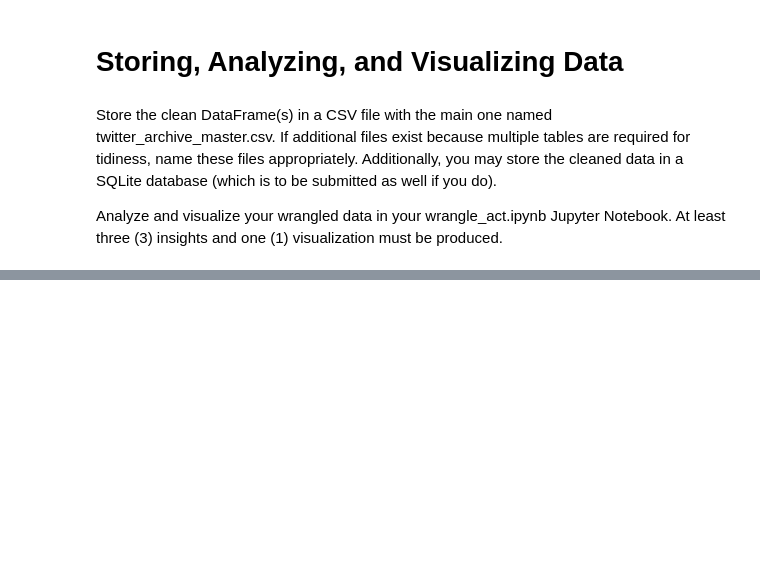
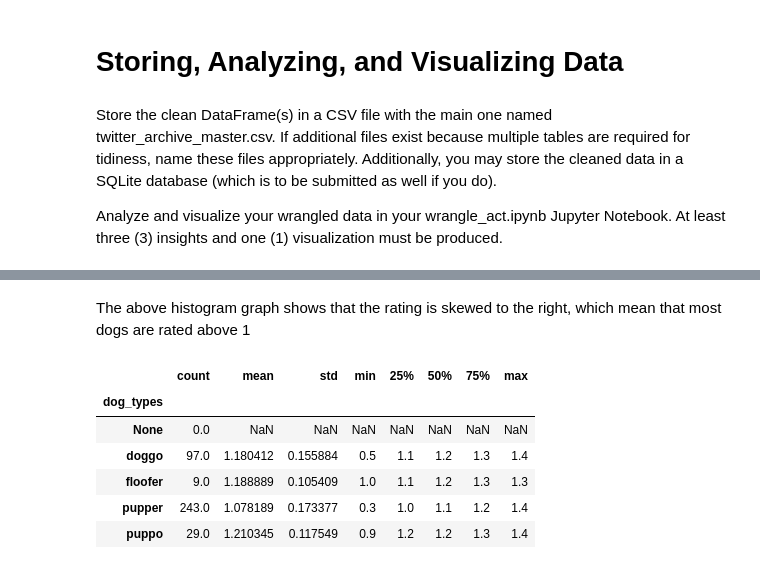
Before and after one commit to Aziz039/Wrangle_and_Analyze_Data-, a Jupyter notebook: wrangle_act.ipynb, the cells around one changed output, grey strips where cells are left out. Saved outputs shown, nothing was run; the diff lists cells and outputs as text; code cells hidden in the pictures; blank space fills up the shorter version.

```diff
--- a/wrangle_act.ipynb
+++ b/wrangle_act.ipynb
@@ -589,0 +645,12 @@ Analyze and visualize your wrangled data in your wrangle_act.ipynb Jupyter Noteb
+# %% [markdown]
+The above histogram graph shows that the rating is skewed to the right, which mean that most dogs are rated above 1
+# %%
+df_clean.groupby('dog_types')['rating'].describe()
+# %% [output]
+|  | count | mean | std | min | 25% | 50% | 75% | max |
+| dog_types |  |  |  |  |  |  |  |  |
+| None | 0.0 | NaN | NaN | NaN | NaN | NaN | NaN | NaN |
+| doggo | 97.0 | 1.180412 | 0.155884 | 0.5 | 1.1 | 1.2 | 1.3 | 1.4 |
+| floofer | 9.0 | 1.188889 | 0.105409 | 1.0 | 1.1 | 1.2 | 1.3 | 1.3 |
+| pupper | 243.0 | 1.078189 | 0.173377 | 0.3 | 1.0 | 1.1 | 1.2 | 1.4 |
+| puppo | 29.0 | 1.210345 | 0.117549 | 0.9 | 1.2 | 1.2 | 1.3 | 1.4 |
```
Also changed, not shown: parts of 12 cells of this notebook.
